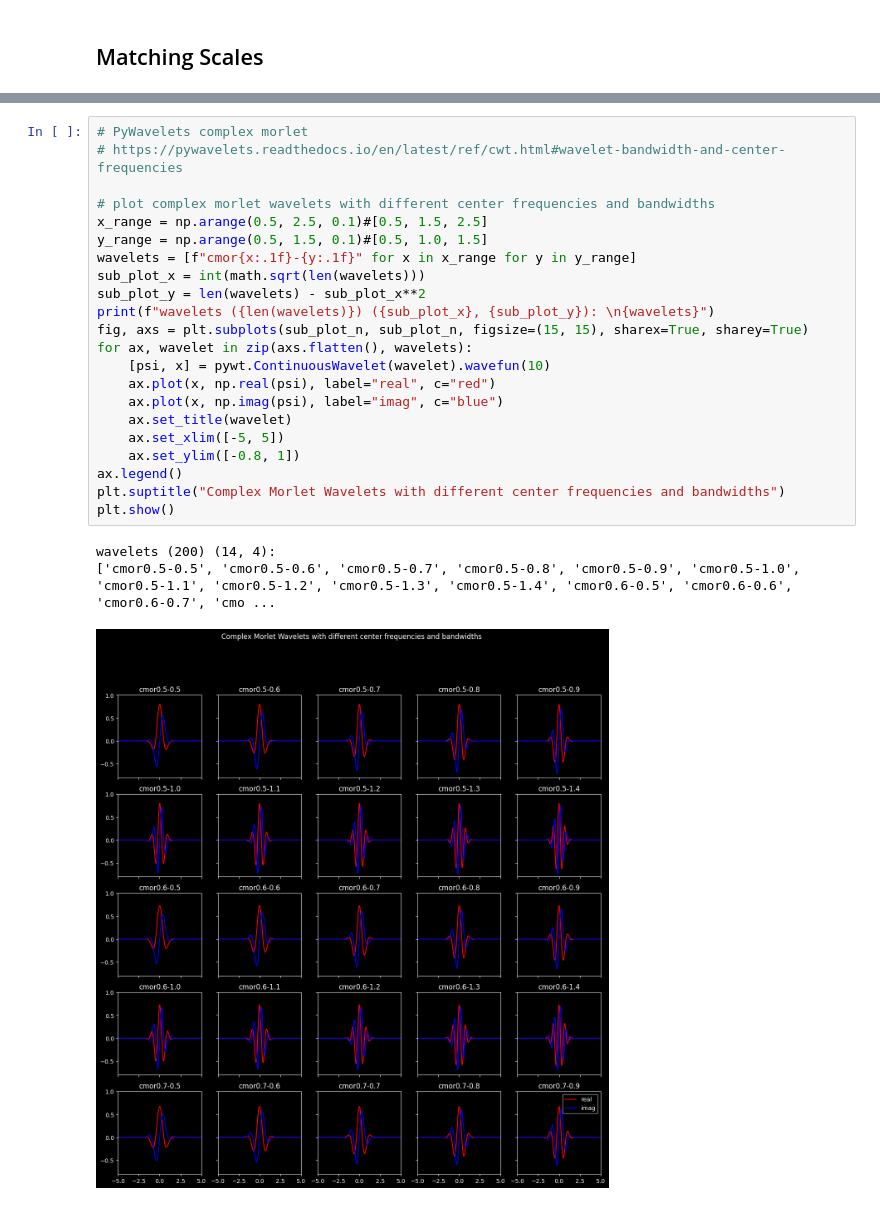
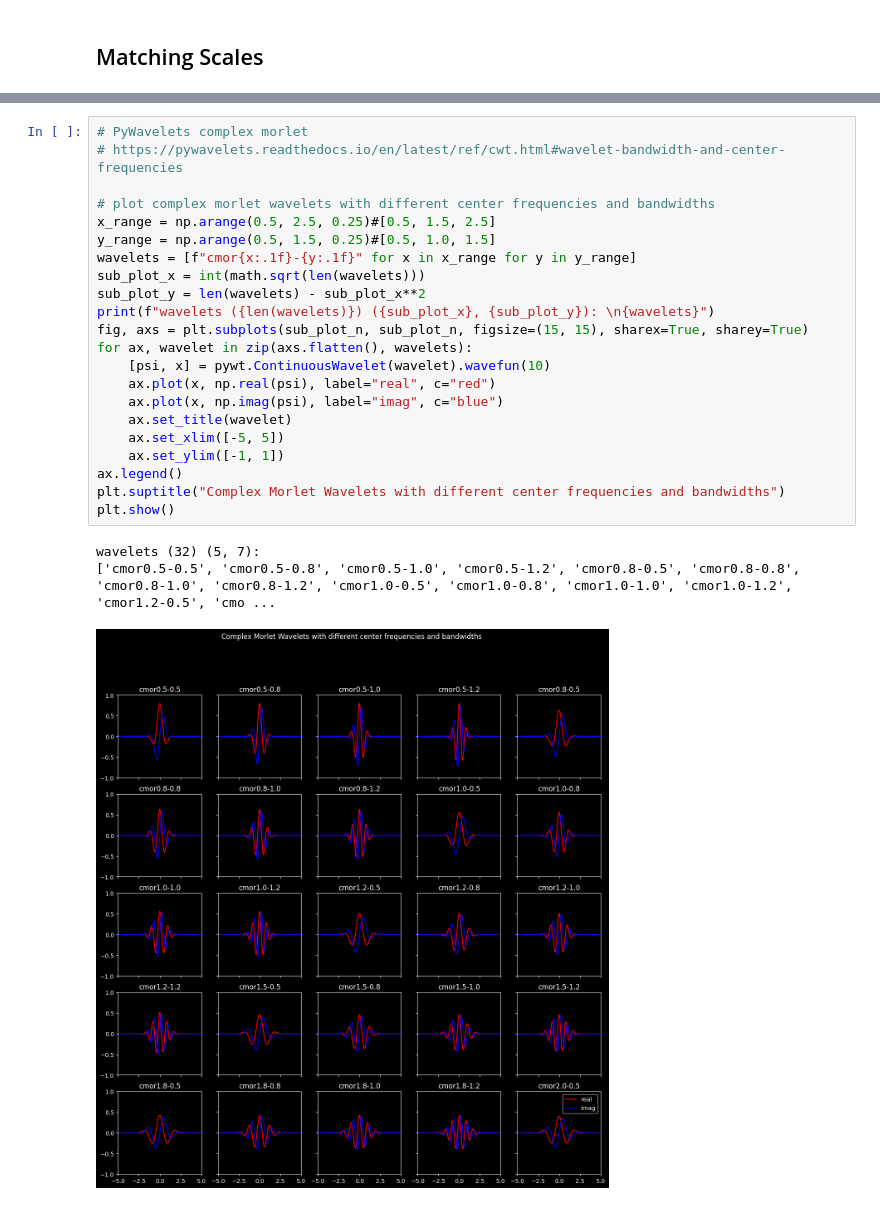
Before and after one commit to cyschneck/wavelet-tutorial, a Jupyter notebook: matching_scales.ipynb, the cells around one changed output, grey strips where cells are left out. Cells and saved outputs as stored; diff of their text form.

Commit message:
compare outputs ncl/cmor

```diff
--- a/matching_scales.ipynb
+++ b/matching_scales.ipynb
@@ -33,26 +42,26 @@ NCL dataframe is the same as the data from paos = True
 # %%
 # PyWavelets complex morlet
 # https://pywavelets.readthedocs.io/en/latest/ref/cwt.html#wavelet-bandwidth-and-center-frequencies
 
 # plot complex morlet wavelets with different center frequencies and bandwidths
-x_range = np.arange(0.5, 2.5, 0.1)#[0.5, 1.5, 2.5]
-y_range = np.arange(0.5, 1.5, 0.1)#[0.5, 1.0, 1.5]
+x_range = np.arange(0.5, 2.5, 0.25)#[0.5, 1.5, 2.5]
+y_range = np.arange(0.5, 1.5, 0.25)#[0.5, 1.0, 1.5]
 wavelets = [f"cmor{x:.1f}-{y:.1f}" for x in x_range for y in y_range]
 sub_plot_x = int(math.sqrt(len(wavelets)))
 sub_plot_y = len(wavelets) - sub_plot_x**2
 print(f"wavelets ({len(wavelets)}) ({sub_plot_x}, {sub_plot_y}): \n{wavelets}")
 fig, axs = plt.subplots(sub_plot_n, sub_plot_n, figsize=(15, 15), sharex=True, sharey=True)
 for ax, wavelet in zip(axs.flatten(), wavelets):
     [psi, x] = pywt.ContinuousWavelet(wavelet).wavefun(10)
     ax.plot(x, np.real(psi), label="real", c="red")
     ax.plot(x, np.imag(psi), label="imag", c="blue")
     ax.set_title(wavelet)
     ax.set_xlim([-5, 5])
-    ax.set_ylim([-0.8, 1])
+    ax.set_ylim([-1, 1])
 ax.legend()
 plt.suptitle("Complex Morlet Wavelets with different center frequencies and bandwidths")
 plt.show()
 # %% [output]
-wavelets (200) (14, 4):
-['cmor0.5-0.5', 'cmor0.5-0.6', 'cmor0.5-0.7', 'cmor0.5-0.8', 'cmor0.5-0.9', 'cmor0.5-1.0', 'cmor0.5-1.1', 'cmor0.5-1.2', 'cmor0.5-1.3', 'cmor0.5-1.4', 'cmor0.6-0.5', 'cmor0.6-0.6', 'cmor0.6-0.7', 'cmo ...
+wavelets (32) (5, 7):
+['cmor0.5-0.5', 'cmor0.5-0.8', 'cmor0.5-1.0', 'cmor0.5-1.2', 'cmor0.8-0.5', 'cmor0.8-0.8', 'cmor0.8-1.0', 'cmor0.8-1.2', 'cmor1.0-0.5', 'cmor1.0-0.8', 'cmor1.0-1.0', 'cmor1.0-1.2', 'cmor1.2-0.5', 'cmo ...
-[figure, old version]
+[figure, new version]
```
Also changed, not shown: parts of 8 cells of this notebook.
